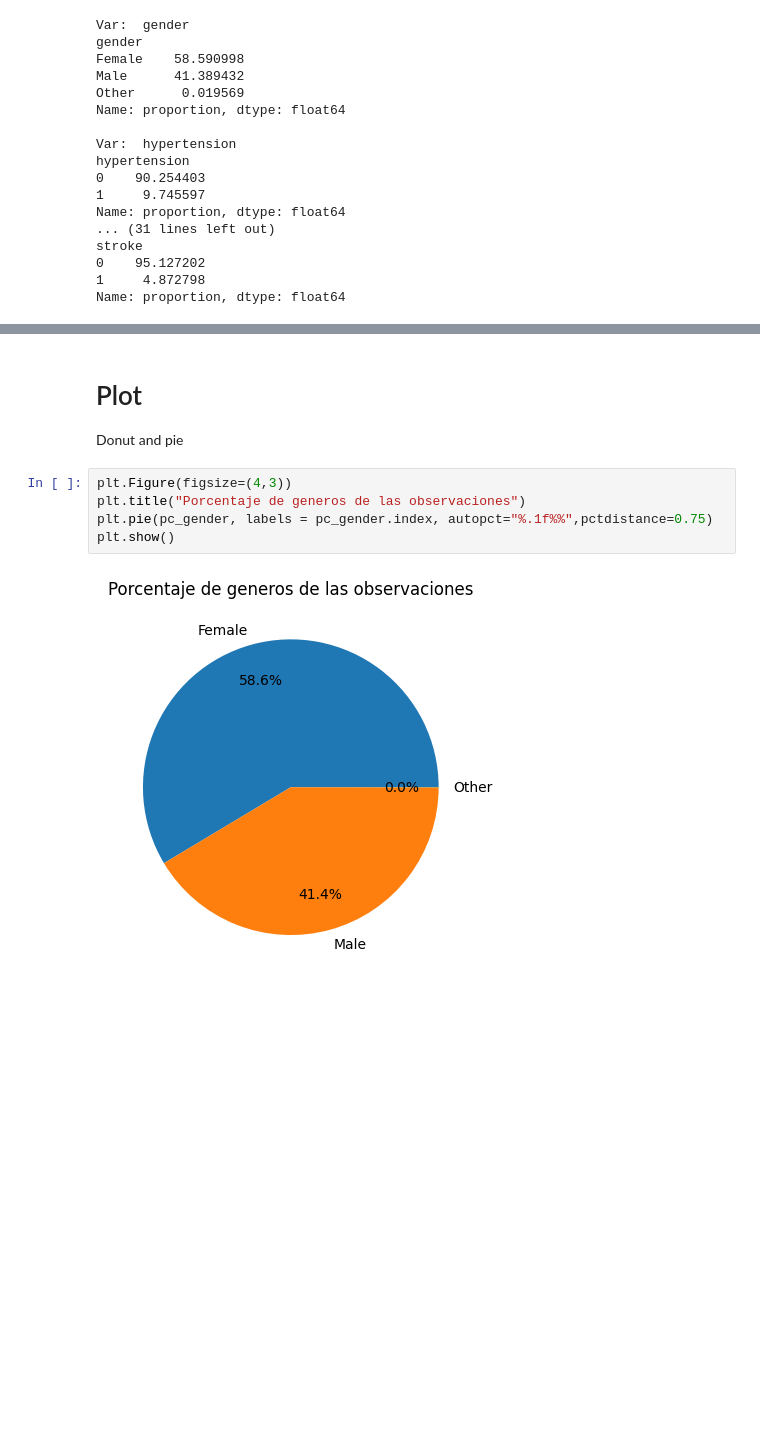
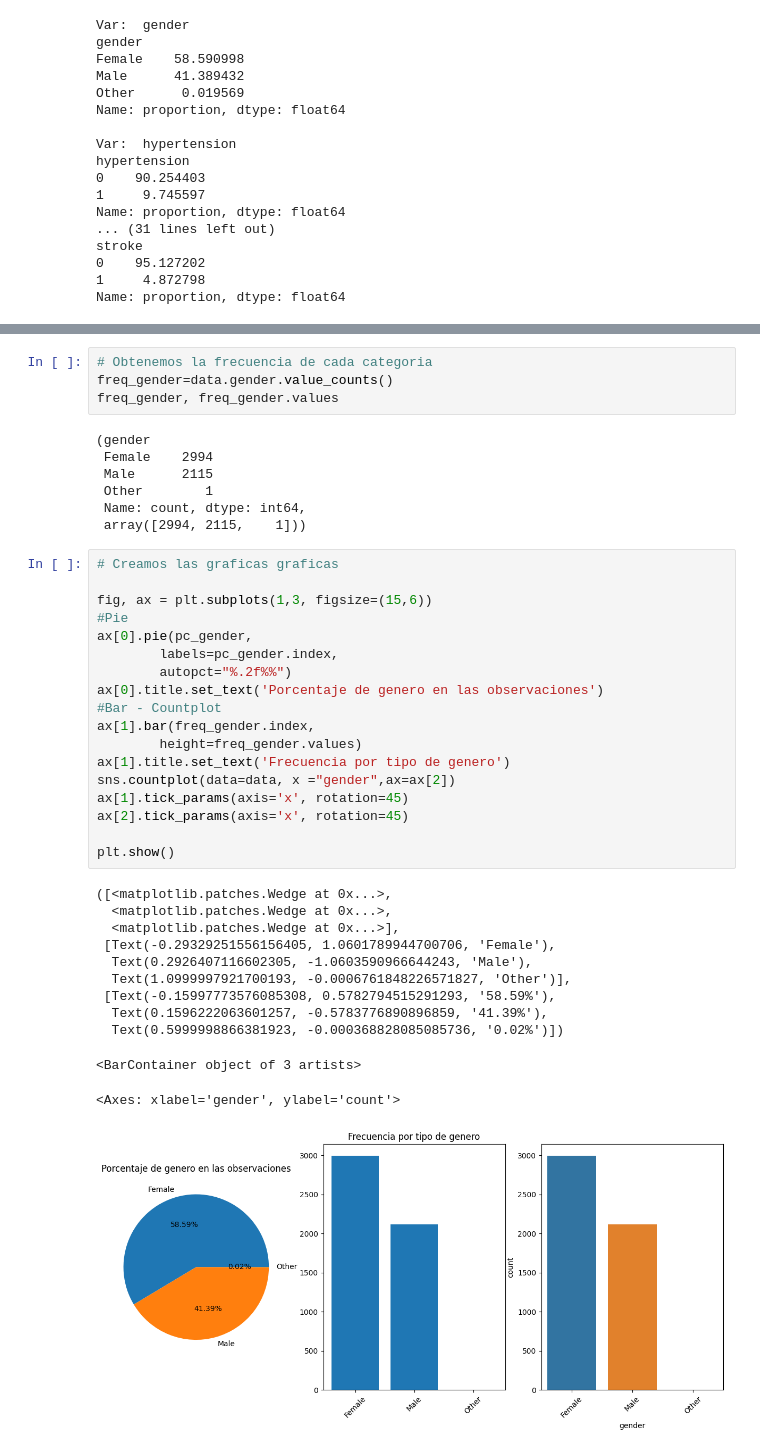
Before and after one commit to SamQuintero/PAD, a Jupyter notebook: analisis.ipynb, the cells around one changed output, grey strips where cells are left out. Drawn from its saved outputs; the diff is of its cells as text; blank space fills up the shorter version.

```diff
--- a/analisis.ipynb
+++ b/analisis.ipynb
@@ -279,14 +278,46 @@ Female    58.590998
 Male      41.389432
 Other      0.019569
 Name: proportion, dtype: float64
-# %% [markdown]
-# Plot
-Donut and pie
-# %%
-plt.Figure(figsize=(4,3))
-plt.title("Porcentaje de generos de las observaciones")
-plt.pie(pc_gender, labels = pc_gender.index, autopct="%.1f%%",pctdistance=0.75)
-plt.show()
-# %% [output]
-[figure, removed]
+# %%
+# Obtenemos la frecuencia de cada categoria
+freq_gender=data.gender.value_counts()
+freq_gender, freq_gender.values
+# %% [output]
+(gender
+ Female    2994
+ Male      2115
+ Other        1
+ Name: count, dtype: int64,
+ array([2994, 2115,    1]))
+# %%
+# Creamos las graficas graficas
+
+fig, ax = plt.subplots(1,3, figsize=(15,6))
+#Pie
+ax[0].pie(pc_gender,
+        labels=pc_gender.index,
+        autopct="%.2f%%")
+ax[0].title.set_text('Porcentaje de genero en las observaciones')
+#Bar - Countplot
+ax[1].bar(freq_gender.index,
+        height=freq_gender.values)
+ax[1].title.set_text('Frecuencia por tipo de genero')
+sns.countplot(data=data, x ="gender",ax=ax[2])
+ax[1].tick_params(axis='x', rotation=45)
+ax[2].tick_params(axis='x', rotation=45)
+
+plt.show()
+# %% [output]
+([<matplotlib.patches.Wedge at 0x...>,
+  <matplotlib.patches.Wedge at 0x...>,
+  <matplotlib.patches.Wedge at 0x...>],
+ [Text(-0.29329251556156405, 1.0601789944700706, 'Female'),
+  Text(0.2926407116602305, -1.0603590966644243, 'Male'),
+  Text(1.0999997921700193, -0.0006761848226571827, 'Other')],
+ [Text(-0.15997773576085308, 0.5782794515291293, '58.59%'),
+  Text(0.1596222063601257, -0.5783776890896859, '41.39%'),
+  Text(0.5999998866381923, -0.000368828085085736, '0.02%')])
+<BarContainer object of 3 artists>
+<Axes: xlabel='gender', ylabel='count'>
+[figure, added]
 # %%
```
Also changed, not shown: parts of 33 cells of this notebook.
